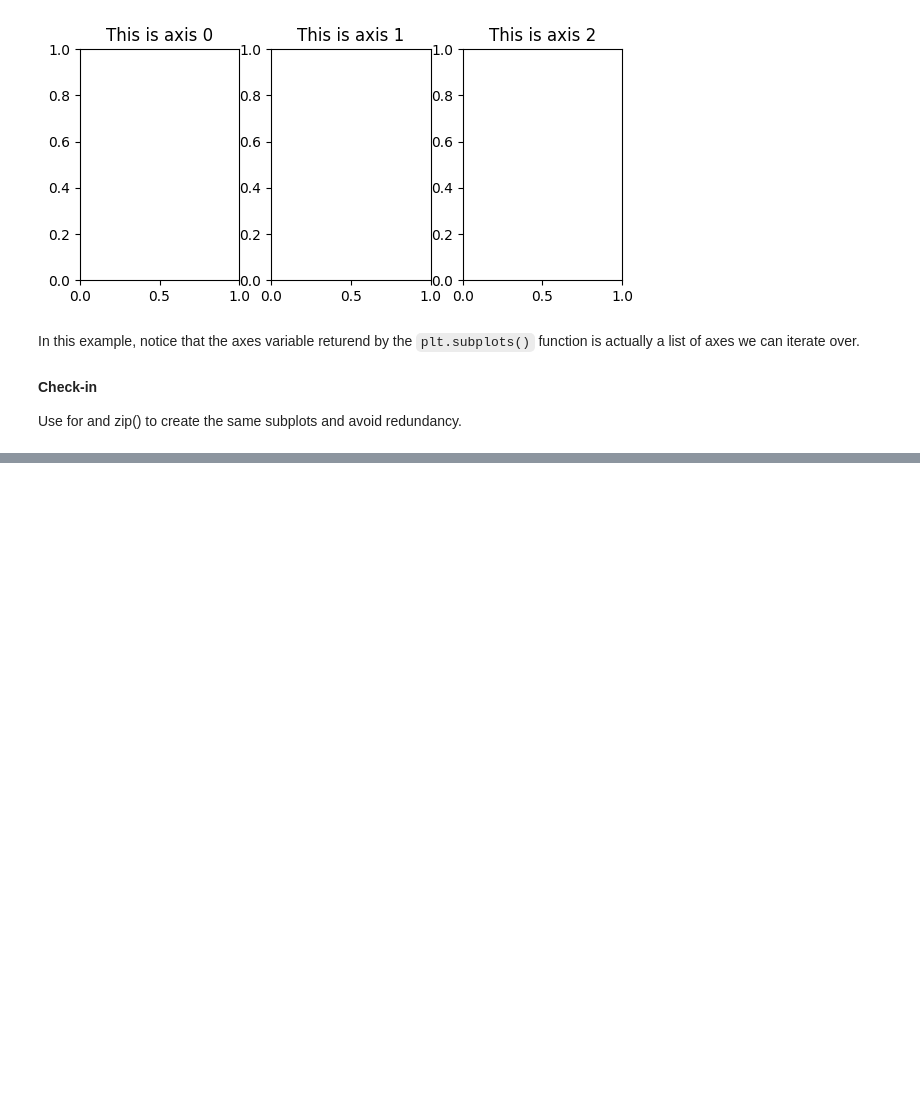
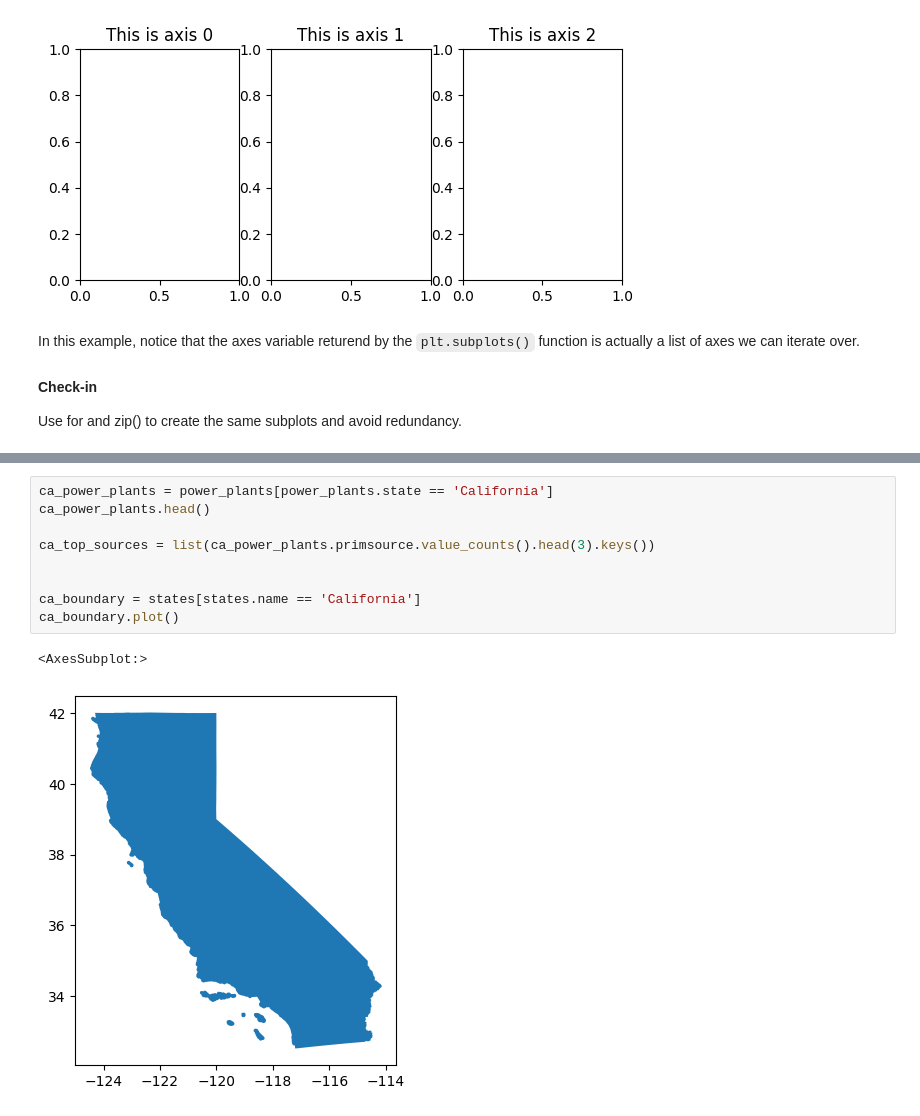
Before and after one commit to rfswick/eds220-2024-in-class, a Jupyter notebook: week5-csv-to-geodf.ipynb, the cells around one changed output, grey strips where cells are left out. Saved outputs shown, nothing was run; the diff lists cells and outputs as text; blank space fills up the shorter version.

```diff
--- a/week5-csv-to-geodf.ipynb
+++ b/week5-csv-to-geodf.ipynb
@@ -324,0 +332,12 @@ SyntaxError: invalid syntax (3539361655.py, line 4)
+# %%
+ca_power_plants = power_plants[power_plants.state == 'California']
+ca_power_plants.head()
+
+ca_top_sources = list(ca_power_plants.primsource.value_counts().head(3).keys())
+
+
+ca_boundary = states[states.name == 'California']
+ca_boundary.plot()
+# %% [output]
+<AxesSubplot:>
+[figure, added]
```
Also changed, not shown: parts of 12 cells of this notebook, 1 other file.
